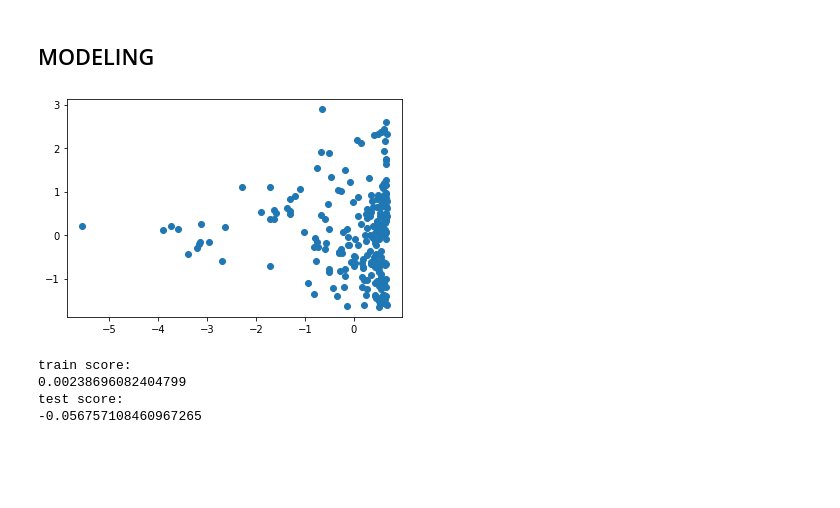
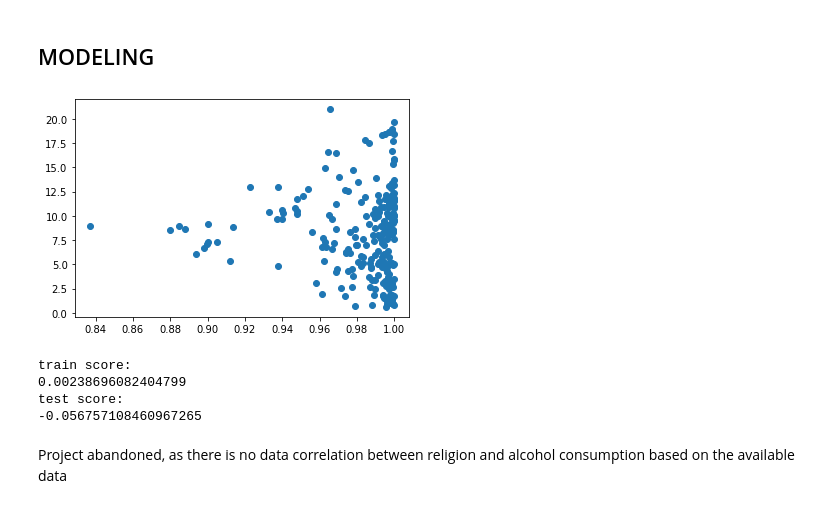
Before and after one commit to R0go/Religion, a Jupyter notebook: project.ipynb, the cells around one changed output. Drawn from its saved outputs; the diff is of its cells as text; code cells hidden in the pictures; blank space fills up the shorter version.

Commit message:
project abandoned due to low data correlation

```diff
--- a/project.ipynb
+++ b/project.ipynb
@@ -276,20 +284,20 @@ from sklearn.metrics import classification_report
 from sklearn.model_selection import GridSearchCV
 from sklearn.preprocessing import StandardScaler
 # %%
-x = all_data[['sumreligpct']]
+x = all_data['sumreligpct']
 y = all_data['LITRES/CAPITA']
 scaler = StandardScaler()
 
 x_reshaped = np.array(x).reshape(-1,1)
 x_scaled = scaler.fit_transform(x_reshaped)
 y_reshaped = np.array(y).reshape(-1,1)
 y_scaled = scaler.fit_transform(y_reshaped)
 
-plt.scatter(x_scaled,y_scaled)
+plt.scatter(x,y)
 plt.show()
 x_train, x_test, y_train, y_test = train_test_split(x_scaled, y_scaled, test_size = .10, random_state= 0)
 # %% [output]
-[figure, old version]
+[figure, new version]
 # %%
 lr_model = LinearRegression()
 lr_model.fit(x_train,y_train)
@@ -304,3 +312,5 @@ train score:
 0.00238696082404799
 test score:
 -0.056757108460967265
+# %% [markdown]
+Project abandoned, as there is no data correlation between religion and alcohol consumption based on the available data
```
Also changed, not shown: parts of 3 cells of this notebook.
